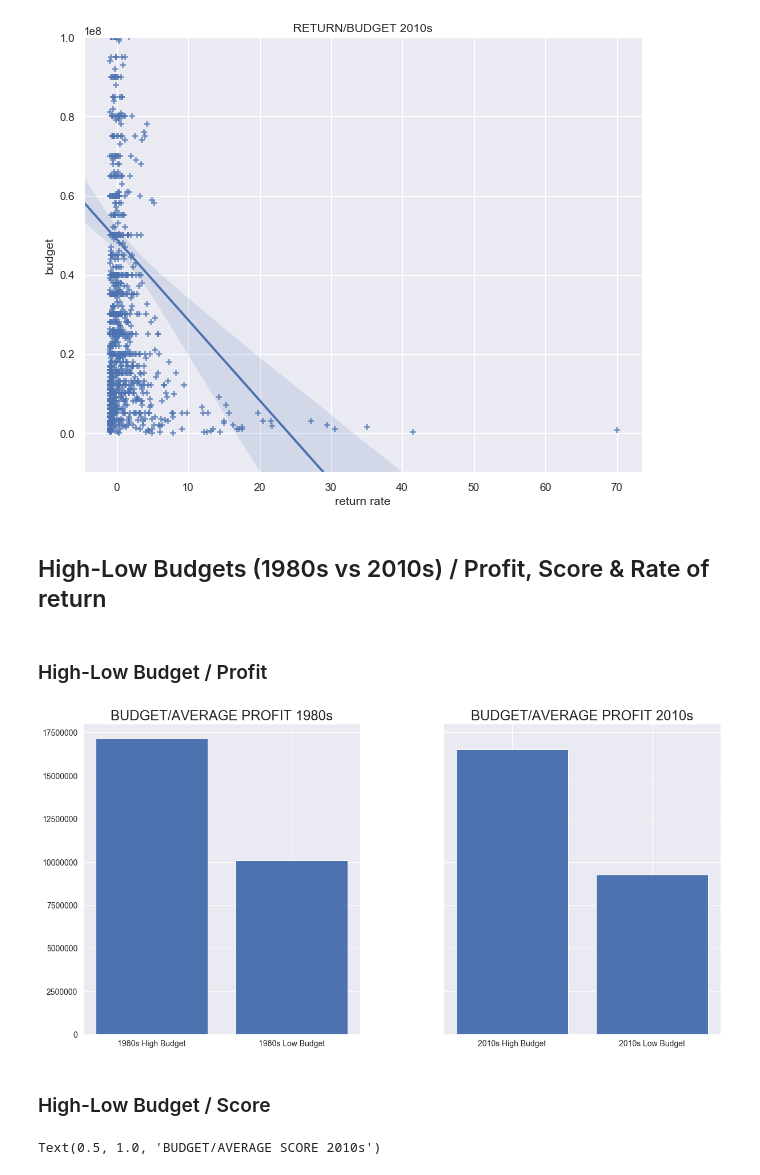
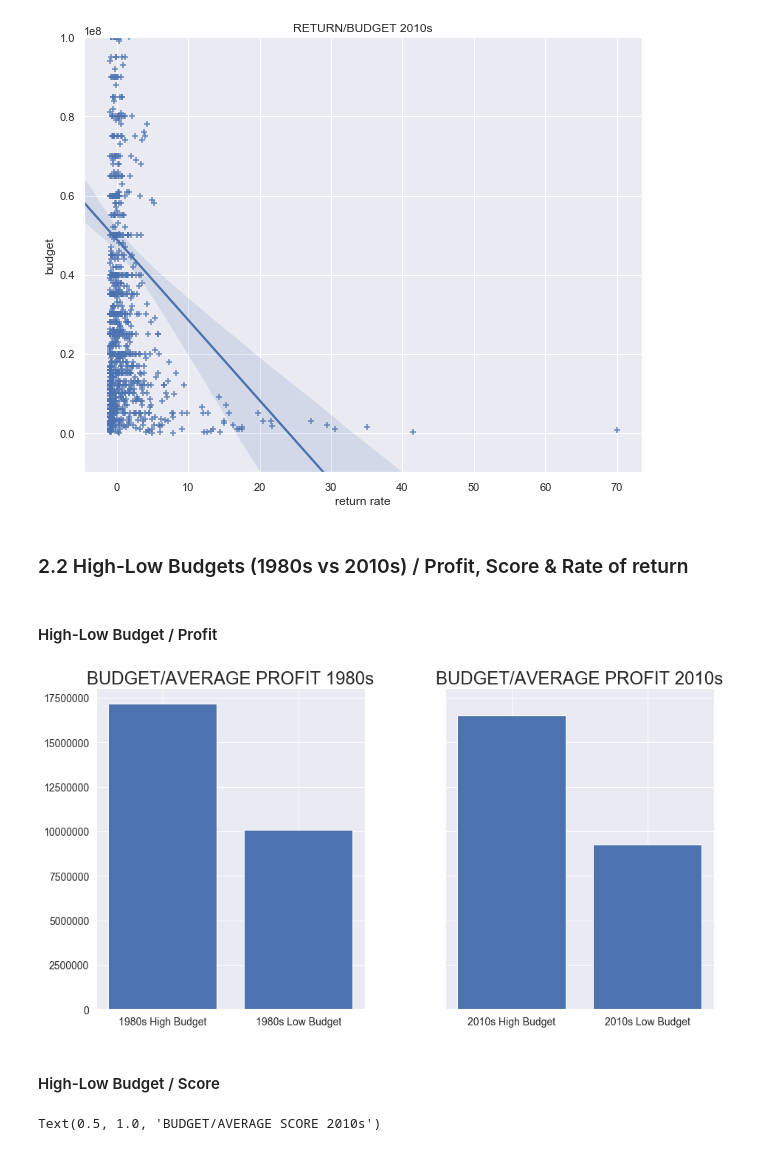
Before and after one commit to adrientalbot/your-own-project, a Jupyter notebook: data/Movies analysis.ipynb, the cells around one changed output. Cells and saved outputs as stored; diff of their text form; code cells hidden in the pictures.

```diff
--- a/data/Movies analysis.ipynb
+++ b/data/Movies analysis.ipynb
@@ -307,24 +321,24 @@ ax_2010s_return.set_ylim(-10000000,100000000)
 (-10000000, 100000000)
 [figure]
 # %% [markdown]
-## High-Low Budgets (1980s vs 2010s) / Profit, Score & Rate of return
+### 2.2 High-Low Budgets (1980s vs 2010s) / Profit, Score & Rate of return
 # %% [markdown]
-### High-Low Budget / Profit
+#### High-Low Budget / Profit
 # %%
 budget_profit_1980s_mean = movies_1980s.groupby('High/Low budget?')['profit'].mean()
 budget_profit_2010s_mean = movies_2010s.groupby('High/Low budget?')['profit'].mean()
 
-fig, (ax1,ax2) =plt.subplots(1,2, sharey = True, figsize = (20,10))
+fig, (ax1,ax2) =plt.subplots(1,2, sharey = True, figsize = (15,8))
 fig.subplots_adjust(wspace = 0.3)
 ax1.bar(['1980s High Budget', '1980s Low Budget'], budget_profit_1980s_mean)
 ax2.bar(['2010s High Budget', '2010s Low Budget'], budget_profit_2010s_mean)
 ax1.set_title('BUDGET/AVERAGE PROFIT 1980s')
 ax2.set_title('BUDGET/AVERAGE PROFIT 2010s')
 ax1.ticklabel_format(style='plain', axis='y')
 # %% [output]
-[figure, old version]
+[figure, new version]
 # %% [markdown]
-### High-Low Budget / Score
+#### High-Low Budget / Score
 # %%
 budget_score_1980s_mean = movies_1980s.groupby('High/Low budget?')['score'].mean()
 budget_score_2010s_mean = movies_2010s.groupby('High/Low budget?')['score'].mean()
```
Also changed, not shown: parts of 81 cells of this notebook.
